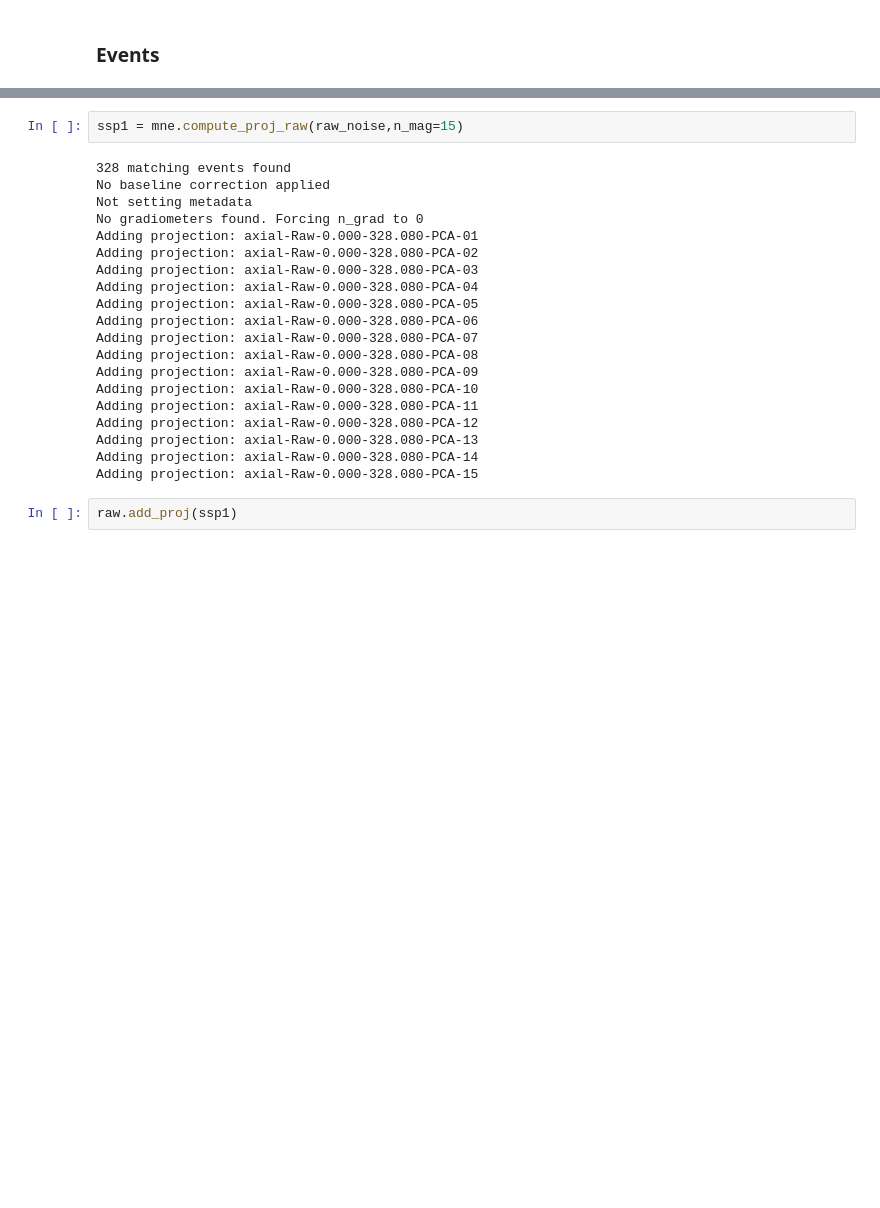
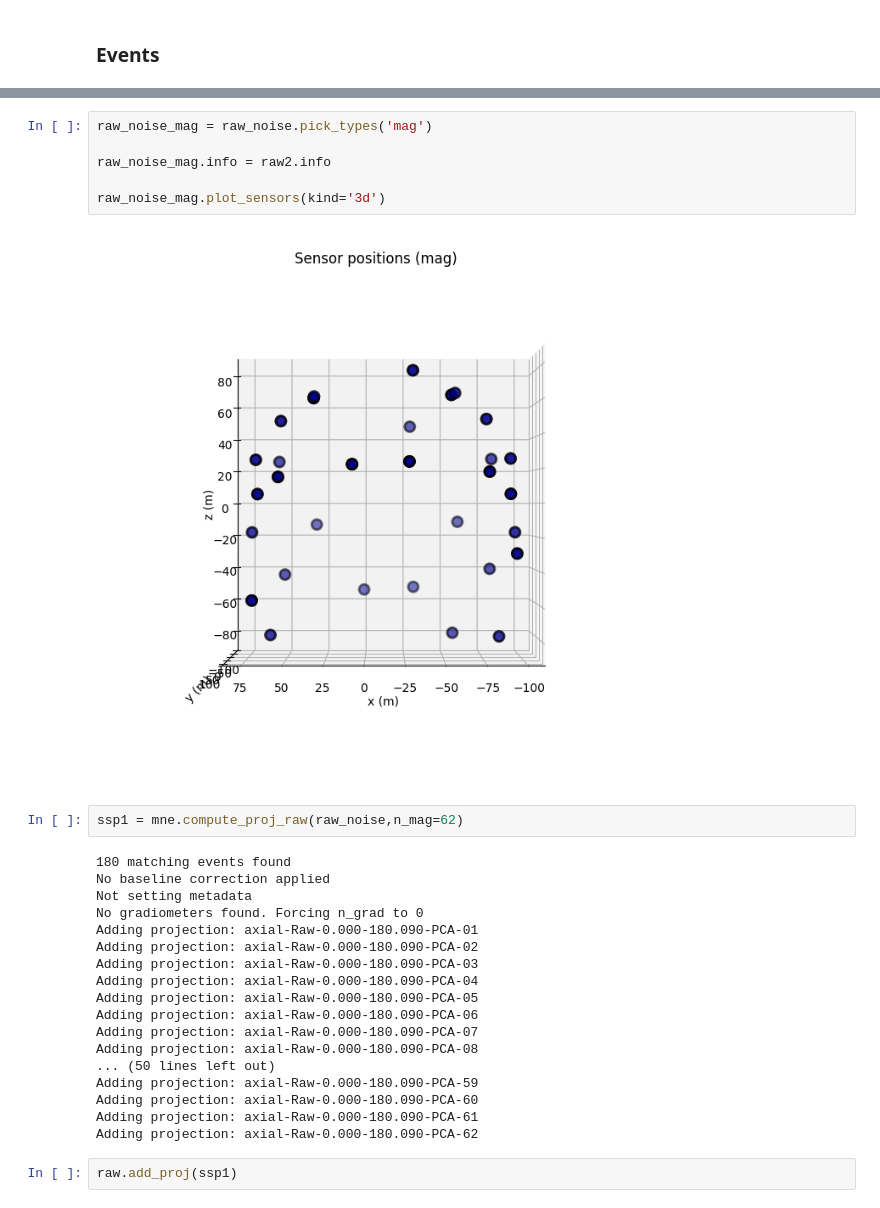
Before and after one commit to neurofractal/analyse_OPMEG, a Jupyter notebook: test_scripts/load_OPMdata_MNE.ipynb, the cells around one changed output, grey strips where cells are left out. Drawn from its saved outputs; the diff is of its cells as text; blank space fills up the shorter version.

```diff
--- a/test_scripts/load_OPMdata_MNE.ipynb
+++ b/test_scripts/load_OPMdata_MNE.ipynb
@@ -192,25 +256,31 @@ raw.plot(scalings = 1e4, start=10.0,duration = 60)
+# %%
+raw_noise_mag = raw_noise.pick_types('mag')
+
+raw_noise_mag.info = raw2.info
+
+raw_noise_mag.plot_sensors(kind='3d')
+# %% [output]
+[figure, added]
 # %%
-ssp1 = mne.compute_proj_raw(raw_noise,n_mag=15)
+ssp1 = mne.compute_proj_raw(raw_noise,n_mag=62)
 # %% [output]
-328 matching events found
+180 matching events found
 No baseline correction applied
 Not setting metadata
 No gradiometers found. Forcing n_grad to 0
-Adding projection: axial-Raw-0.000-328.080-PCA-01
-Adding projection: axial-Raw-0.000-328.080-PCA-02
-Adding projection: axial-Raw-0.000-328.080-PCA-03
-Adding projection: axial-Raw-0.000-328.080-PCA-04
-Adding projection: axial-Raw-0.000-328.080-PCA-05
-Adding projection: axial-Raw-0.000-328.080-PCA-06
-Adding projection: axial-Raw-0.000-328.080-PCA-07
-Adding projection: axial-Raw-0.000-328.080-PCA-08
-Adding projection: axial-Raw-0.000-328.080-PCA-09
-Adding projection: axial-Raw-0.000-328.080-PCA-10
-Adding projection: axial-Raw-0.000-328.080-PCA-11
-Adding projection: axial-Raw-0.000-328.080-PCA-12
-Adding projection: axial-Raw-0.000-328.080-PCA-13
-Adding projection: axial-Raw-0.000-328.080-PCA-14
-Adding projection: axial-Raw-0.000-328.080-PCA-15
+Adding projection: axial-Raw-0.000-180.090-PCA-01
+Adding projection: axial-Raw-0.000-180.090-PCA-02
+Adding projection: axial-Raw-0.000-180.090-PCA-03
+Adding projection: axial-Raw-0.000-180.090-PCA-04
+Adding projection: axial-Raw-0.000-180.090-PCA-05
+Adding projection: axial-Raw-0.000-180.090-PCA-06
+Adding projection: axial-Raw-0.000-180.090-PCA-07
+Adding projection: axial-Raw-0.000-180.090-PCA-08
+... (50 lines left out)
+Adding projection: axial-Raw-0.000-180.090-PCA-59
+Adding projection: axial-Raw-0.000-180.090-PCA-60
+Adding projection: axial-Raw-0.000-180.090-PCA-61
+Adding projection: axial-Raw-0.000-180.090-PCA-62
 # %%
 raw.add_proj(ssp1)
 # %% [output]
```
Also changed, not shown: parts of 33 cells of this notebook, 5 other files.
